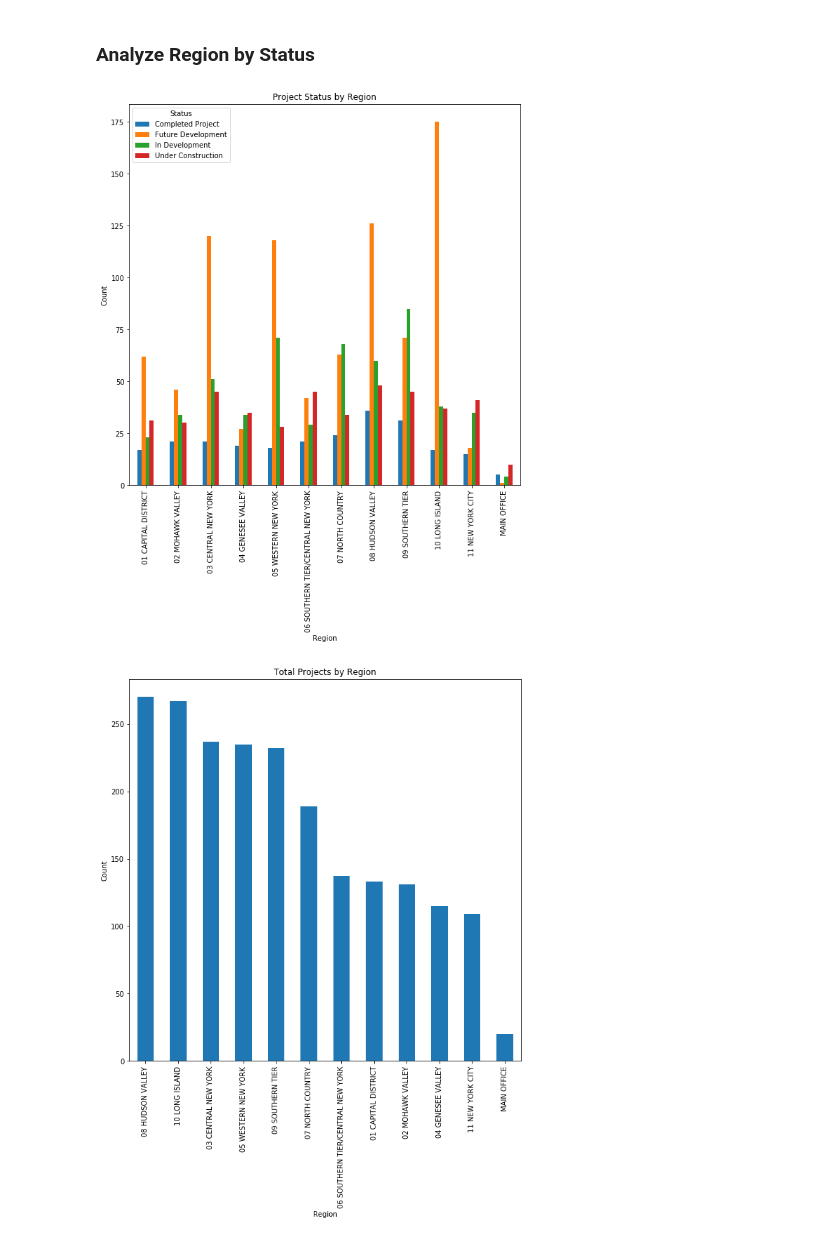
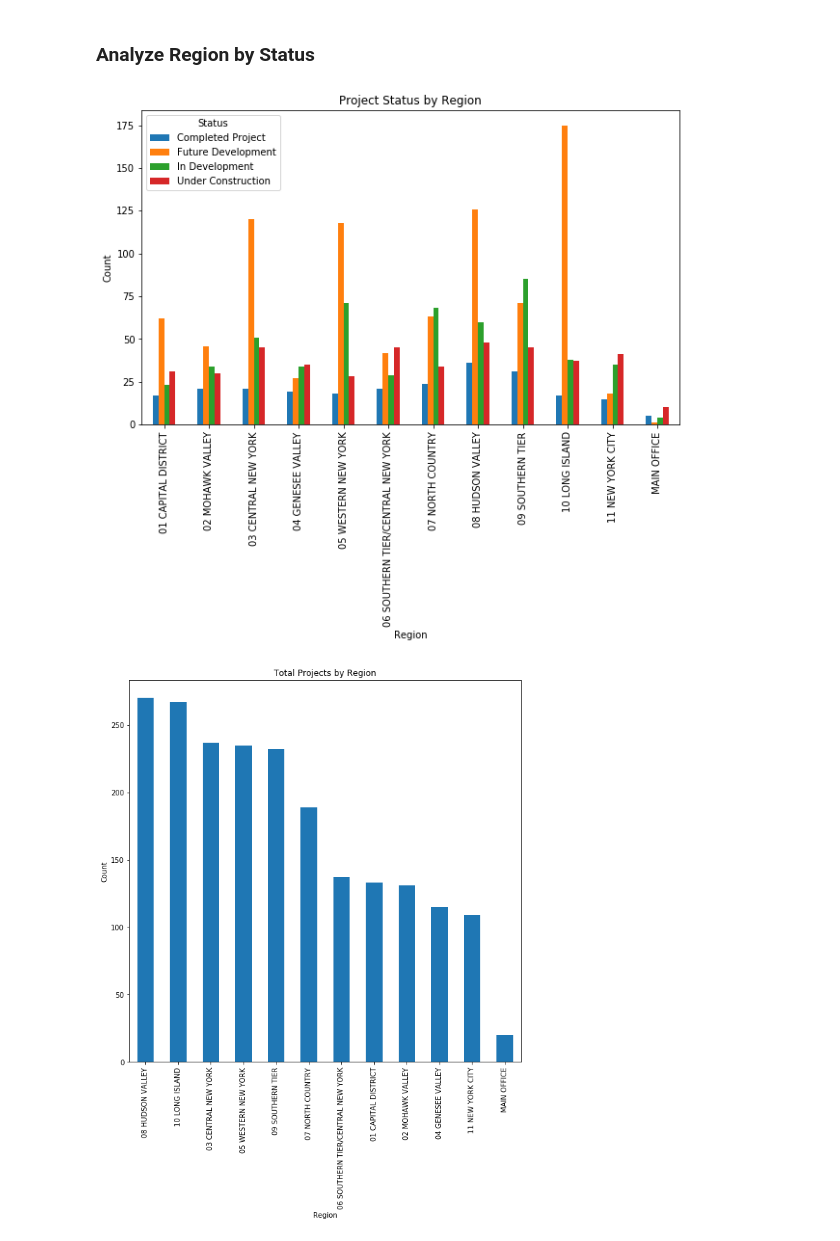
Before and after one commit to mdonatiello/Project-2-Liana_Marc_Murali, a Jupyter notebook: transport.ipynb, the cells around one changed output. Saved outputs shown, nothing was run; the diff lists cells and outputs as text; code cells hidden in the pictures.

```diff
--- a/transport.ipynb
+++ b/transport.ipynb
@@ -17,9 +17,9 @@ from pymongo import MongoClient
 # %% [output]
 Requirement already satisfied: pprint in c:\programdata\anaconda3\lib\site-packages (0.1)
 # %%
-NYC_trans_csv_path = 'NYC_transportation_project.csv'
+NYS_trans_csv_path = 'NYS Construction Data.csv'
 # Import the data into a Pandas DataFrame
-trans_df = pd.read_csv(NYC_trans_csv_path)
+trans_df = pd.read_csv(NYS_trans_csv_path)
 trans_df.head()
 # %% [output]
 |  | Region | Status | Construction Amount | Federal Funding | State Funding | Local Funding | ... |
@@ -153,15 +147,15 @@ for row in Transportation_Data:
 # %%
 
 
 test5 = dff.groupby(['Region', 'Status'])['Region'].count().unstack('Status').fillna(0)
 
-test5.plot(kind='bar', figsize= (10,10), stacked=False)
+test5.plot(kind='bar', figsize= (10,6), stacked=False)
 plt.ylabel('Count')
 plt.title('Project Status by Region')
 
 plt.savefig('Region by Project Status.png', bbox_inches="tight")
 # %% [output]
-[figure, old version]
+[figure, new version]
 # %%
 plt.figure(figsize = (10,10))
 dff.groupby(dff['Region']).size().sort_values(ascending = False).plot(kind = 'bar')
```
Also changed, not shown: parts of 5 cells of this notebook.
